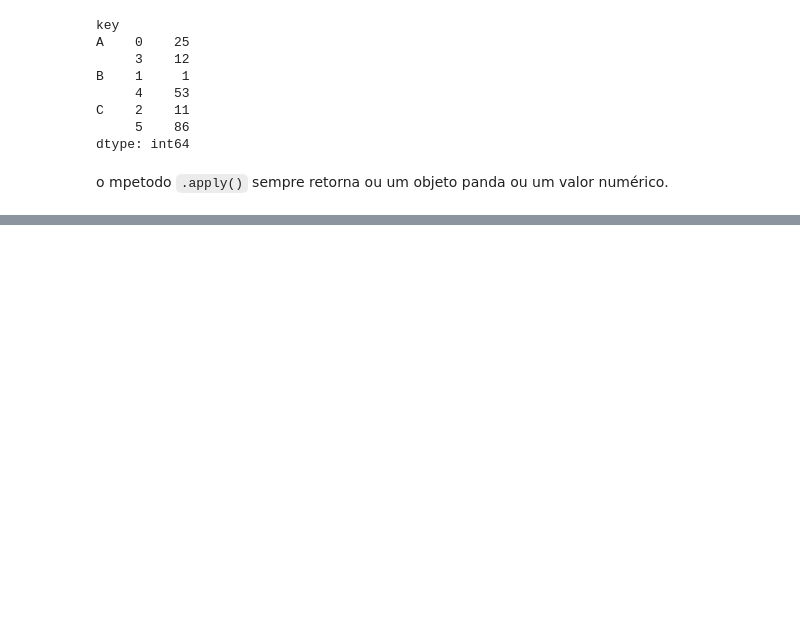
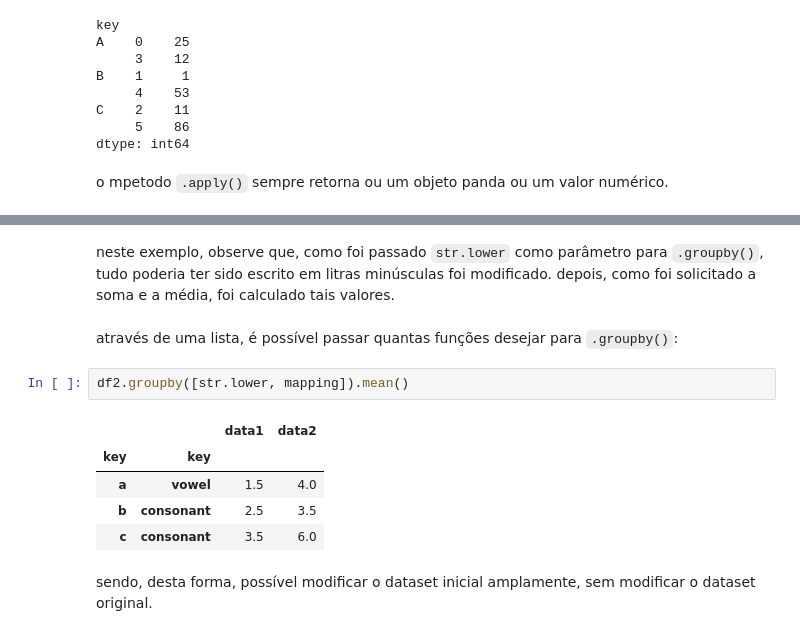
Before and after one commit to lucas-mt/studyPY, a Jupyter notebook: explicaçõesPY/módulos/pandas/aggregations.ipynb, the cells around one changed output, grey strips where cells are left out. Cells and saved outputs as stored; diff of their text form; blank space fills up the shorter version.

```diff
--- a/explicaçõesPY/módulos/pandas/aggregations.ipynb
+++ b/explicaçõesPY/módulos/pandas/aggregations.ipynb
@@ -296,0 +354,14 @@ o mpetodo `.apply()` sempre retorna ou um objeto panda ou um valor numérico.
+# %% [markdown]
+neste exemplo, observe que, como foi passado `str.lower` como parâmetro para `.groupby()`, tudo poderia ter sido escrito em litras minúsculas foi modificado. depois, como foi solicitado a soma e a média, foi calculado tais valores.
+# %% [markdown]
+através de uma lista, é possível passar quantas funções desejar para `.groupby()`:
+# %%
+df2.groupby([str.lower, mapping]).mean()
+# %% [output]
+|  |  | data1 | data2 |
+| key | key |  |  |
+| a | vowel | 1.5 | 4.0 |
+| b | consonant | 2.5 | 3.5 |
+| c | consonant | 3.5 | 6.0 |
+# %% [markdown]
+sendo, desta forma, possível modificar o dataset inicial amplamente, sem modificar o dataset original.
```
Also changed, not shown: parts of 16 cells of this notebook.
